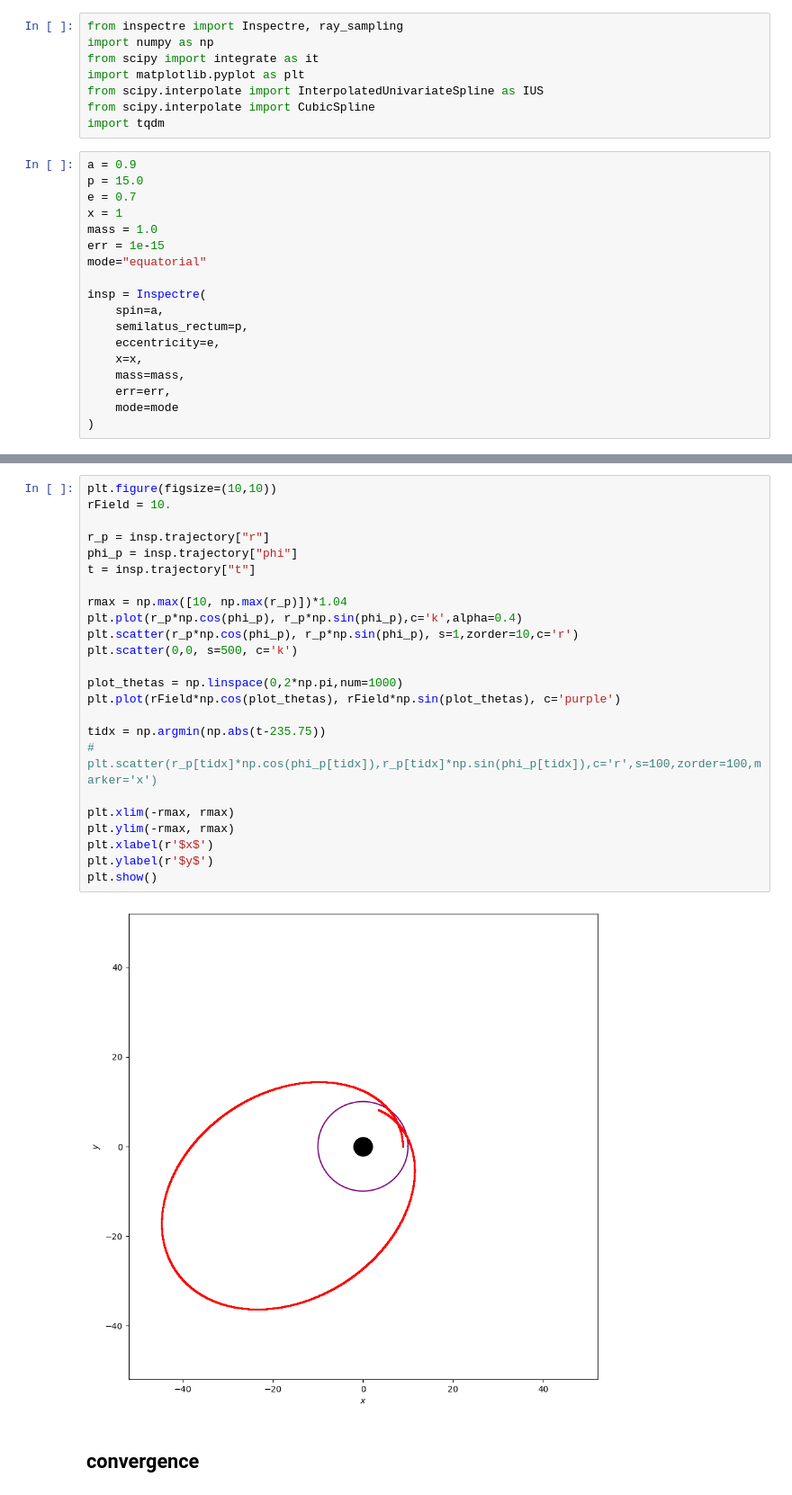
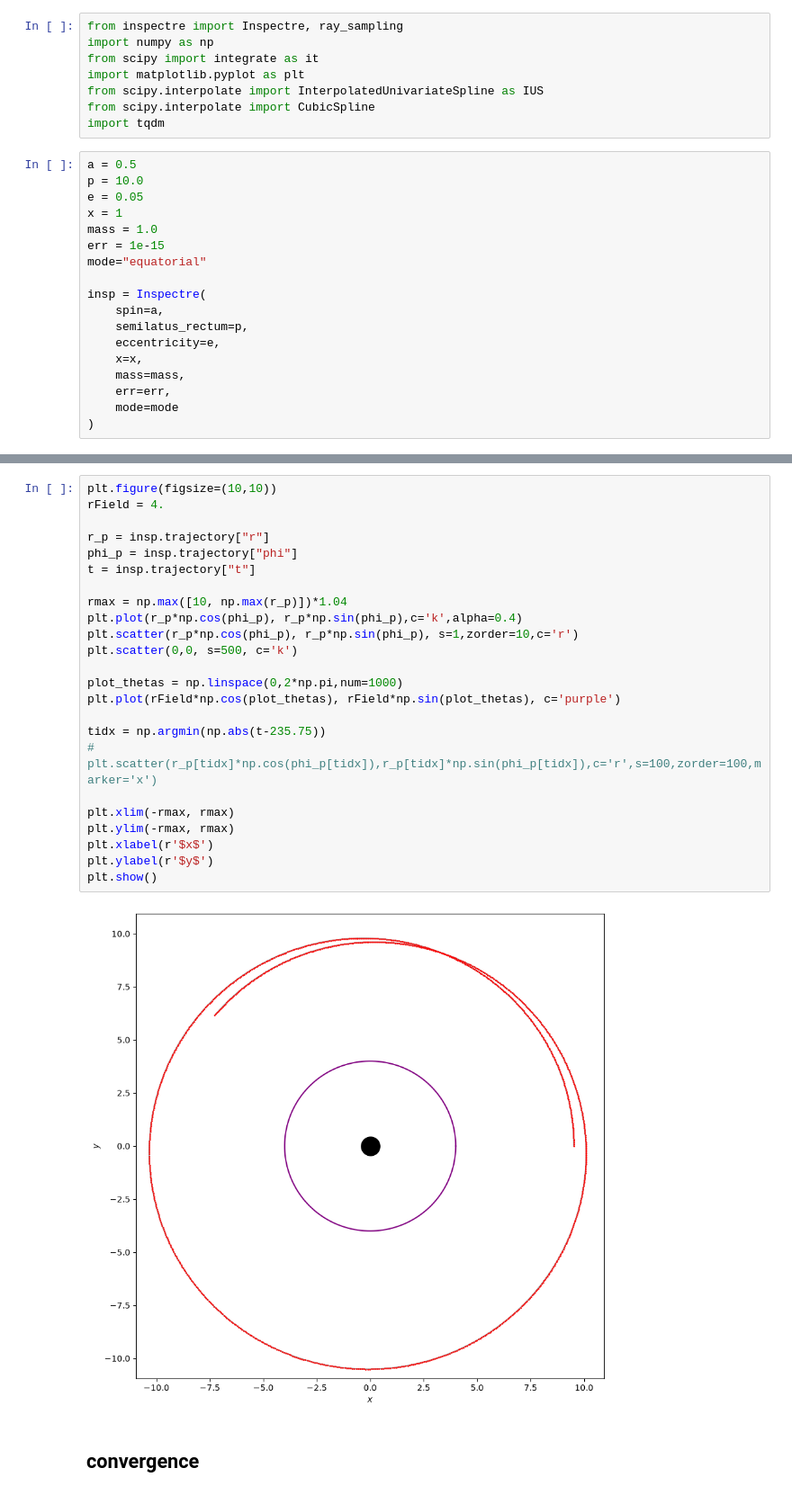
Before and after one commit to thompsonphys/inspectre, a Jupyter notebook: notebooks/test_inspectre.ipynb, the cells around one changed output, grey strips where cells are left out. Shown at 90% size. Drawn from its saved outputs; the diff is of its cells as text.

```diff
--- a/notebooks/test_inspectre.ipynb
+++ b/notebooks/test_inspectre.ipynb
@@ -7,9 +7,9 @@ from scipy.interpolate import InterpolatedUnivariateSpline as IUS
 from scipy.interpolate import CubicSpline
 import tqdm
 # %%
-a = 0.9
-p = 15.0
-e = 0.7
+a = 0.5
+p = 10.0
+e = 0.05
 x = 1
 mass = 1.0
 err = 1e-15
@@ -50,28 +53,28 @@ insp.generate_equatorial_trajectory(num_periods=1, num_pts=2**N)
 # %%
 plt.figure(figsize=(10,10))
-rField = 10.
+rField = 4.
 
 r_p = insp.trajectory["r"]
 phi_p = insp.trajectory["phi"]
 t = insp.trajectory["t"]
 
 rmax = np.max([10, np.max(r_p)])*1.04
 plt.plot(r_p*np.cos(phi_p), r_p*np.sin(phi_p),c='k',alpha=0.4)
 plt.scatter(r_p*np.cos(phi_p), r_p*np.sin(phi_p), s=1,zorder=10,c='r')
 plt.scatter(0,0, s=500, c='k')
 
 plot_thetas = np.linspace(0,2*np.pi,num=1000)
 plt.plot(rField*np.cos(plot_thetas), rField*np.sin(plot_thetas), c='purple')
 
 tidx = np.argmin(np.abs(t-235.75))
 # plt.scatter(r_p[tidx]*np.cos(phi_p[tidx]),r_p[tidx]*np.sin(phi_p[tidx]),c='r',s=100,zorder=100,marker='x')
 
 plt.xlim(-rmax, rmax)
 plt.ylim(-rmax, rmax)
 plt.xlabel(r'$x$')
 plt.ylabel(r'$y$')
 plt.show()
 # %% [output]
-[figure, old version]
+[figure, new version]
 # %% [markdown]
 ## convergence
```
Also changed, not shown: parts of 8 cells of this notebook, 6 other files.
